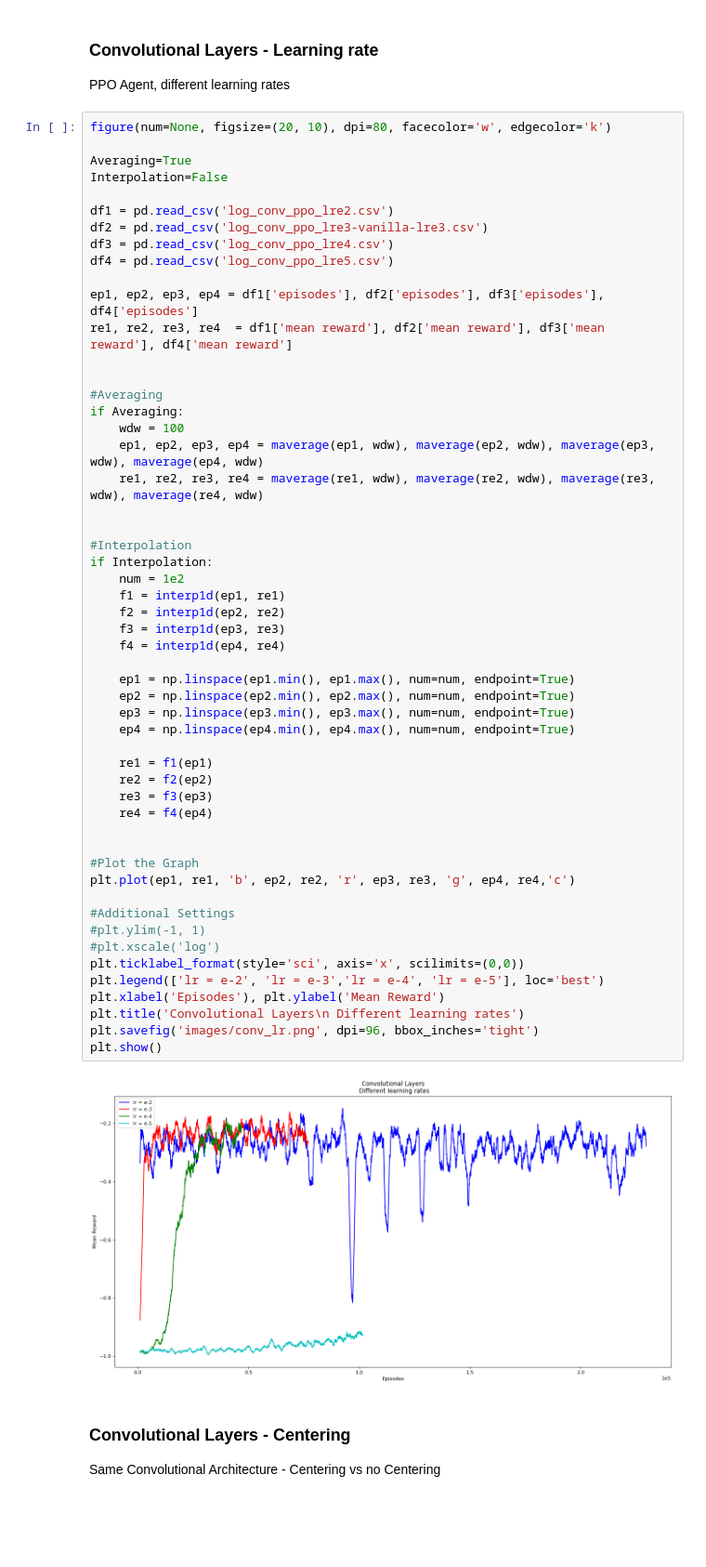
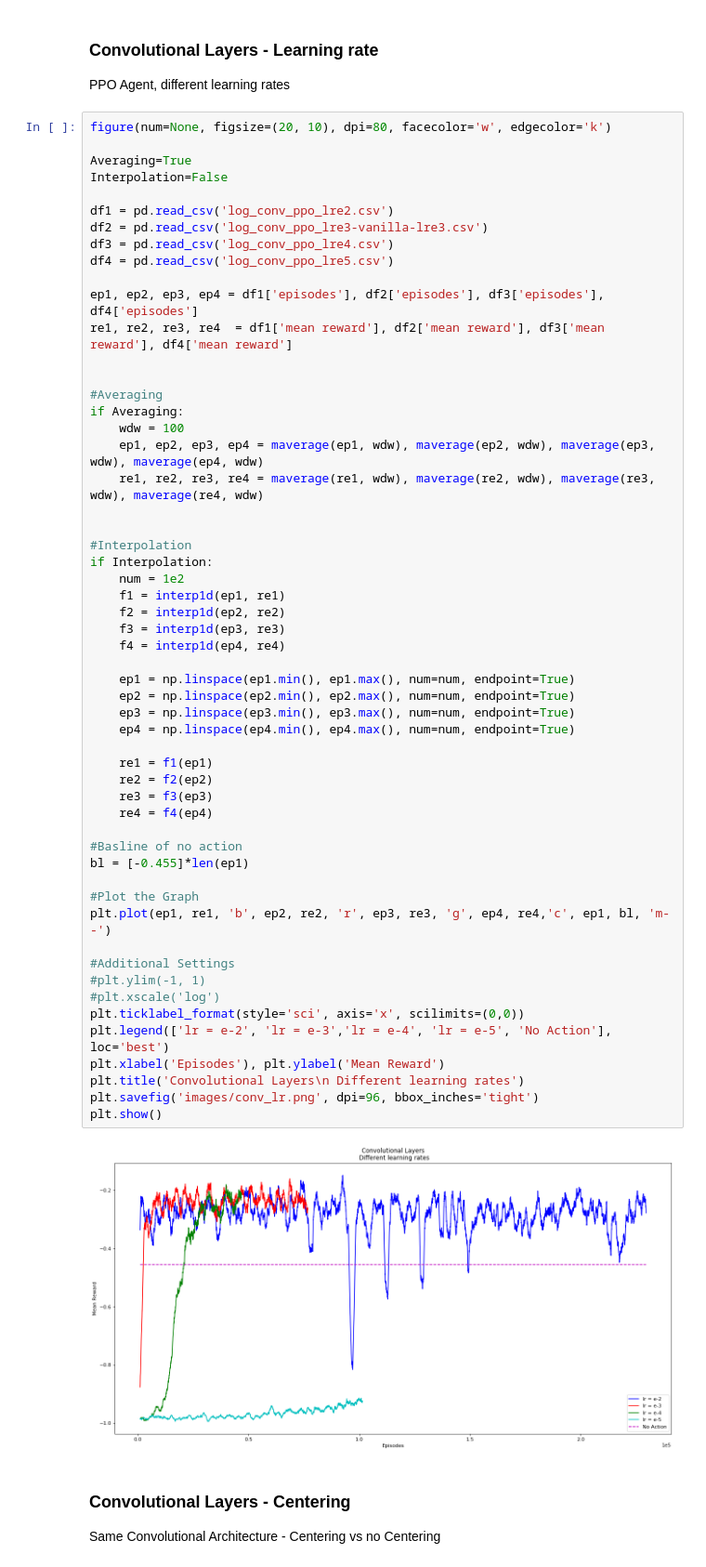
Before and after one commit to haidertom/Pommerman, a Jupyter notebook: Results/evaluation.ipynb, the cells around one changed output. Shown at 93% size. Saved outputs shown, nothing was run; the diff lists cells and outputs as text; blank space fills up the shorter version.

```diff
--- a/Results/evaluation.ipynb
+++ b/Results/evaluation.ipynb
@@ -150,36 +152,38 @@ if Averaging:
 #Interpolation
 if Interpolation:
     num = 1e2
     f1 = interp1d(ep1, re1)
     f2 = interp1d(ep2, re2)
     f3 = interp1d(ep3, re3)
     f4 = interp1d(ep4, re4)
 
     ep1 = np.linspace(ep1.min(), ep1.max(), num=num, endpoint=True)
     ep2 = np.linspace(ep2.min(), ep2.max(), num=num, endpoint=True)
     ep3 = np.linspace(ep3.min(), ep3.max(), num=num, endpoint=True)
     ep4 = np.linspace(ep4.min(), ep4.max(), num=num, endpoint=True)
 
     re1 = f1(ep1)
     re2 = f2(ep2)
     re3 = f3(ep3)
     re4 = f4(ep4)
 
+#Basline of no action
+bl = [-0.455]*len(ep1)
 
 #Plot the Graph
-plt.plot(ep1, re1, 'b', ep2, re2, 'r', ep3, re3, 'g', ep4, re4,'c')
+plt.plot(ep1, re1, 'b', ep2, re2, 'r', ep3, re3, 'g', ep4, re4,'c', ep1, bl, 'm--')
 
 #Additional Settings
 #plt.ylim(-1, 1)
 #plt.xscale('log')
 plt.ticklabel_format(style='sci', axis='x', scilimits=(0,0))
-plt.legend(['lr = e-2', 'lr = e-3','lr = e-4', 'lr = e-5'], loc='best')
+plt.legend(['lr = e-2', 'lr = e-3','lr = e-4', 'lr = e-5', 'No Action'], loc='best')
 plt.xlabel('Episodes'), plt.ylabel('Mean Reward')
 plt.title('Convolutional Layers\n Different learning rates')
 plt.savefig('images/conv_lr.png', dpi=96, bbox_inches='tight')
 plt.show()
 # %% [output]
-[figure, old version]
+[figure, new version]
 # %% [markdown]
 ### Convolutional Layers - Centering
 Same Convolutional Architecture - Centering vs no Centering
```
Also changed, not shown: parts of 3 cells of this notebook, 4 other files.
